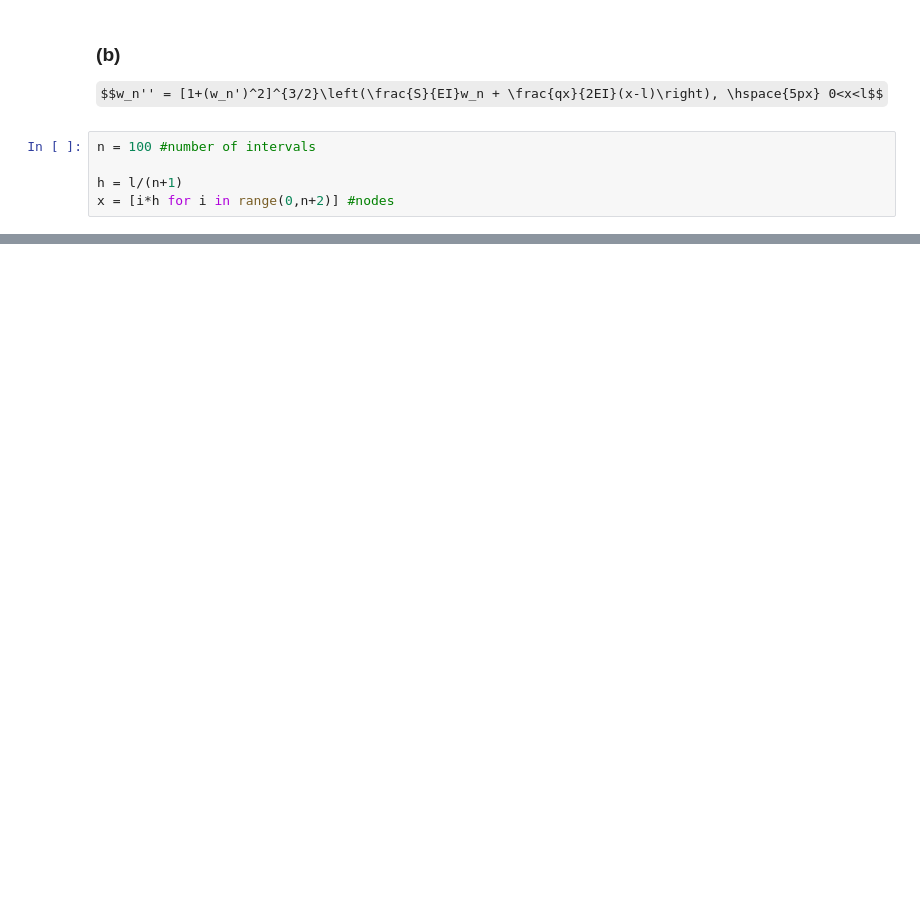
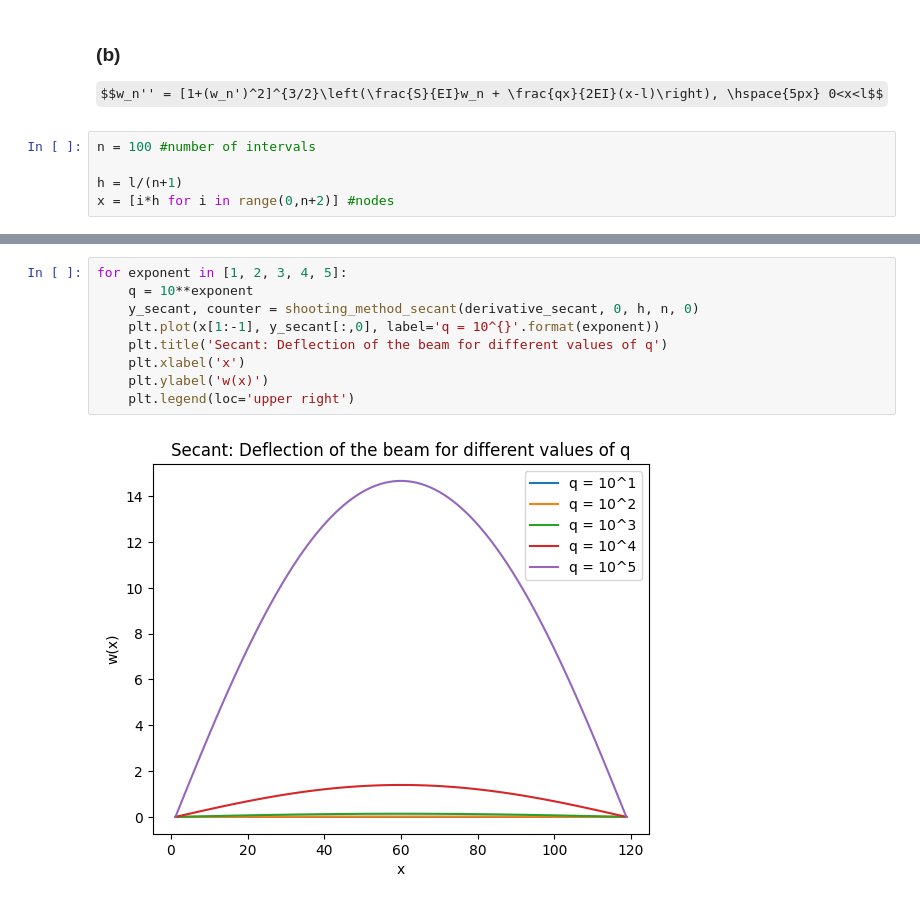
Before and after one commit to EstebanLeiva/NumericalAnalysis, a Jupyter notebook: FinalProject/differentialEquations.ipynb, the cells around one changed output, grey strips where cells are left out. Drawn from its saved outputs; the diff is of its cells as text; some formulas as TeX source; blank space fills up the shorter version.

```diff
--- a/FinalProject/differentialEquations.ipynb
+++ b/FinalProject/differentialEquations.ipynb
@@ -196,0 +155,11 @@ for charge in [10, 10**2, 10**3, 10**4, 10**5]:
+# %%
+for exponent in [1, 2, 3, 4, 5]:
+    q = 10**exponent
+    y_secant, counter = shooting_method_secant(derivative_secant, 0, h, n, 0)
+    plt.plot(x[1:-1], y_secant[:,0], label='q = 10^{}'.format(exponent))
+    plt.title('Secant: Deflection of the beam for different values of q')
+    plt.xlabel('x')
+    plt.ylabel('w(x)')
+    plt.legend(loc='upper right')
+# %% [output]
+[figure, added]
```
Also changed, not shown: parts of 45 cells of this notebook, 11 other files.
